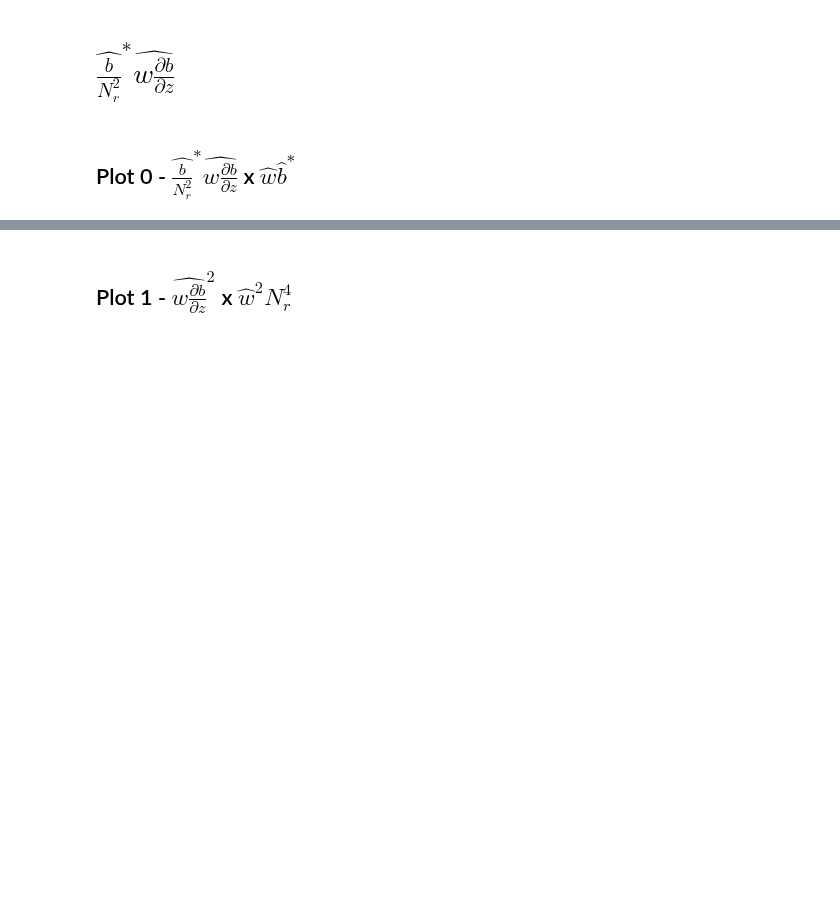
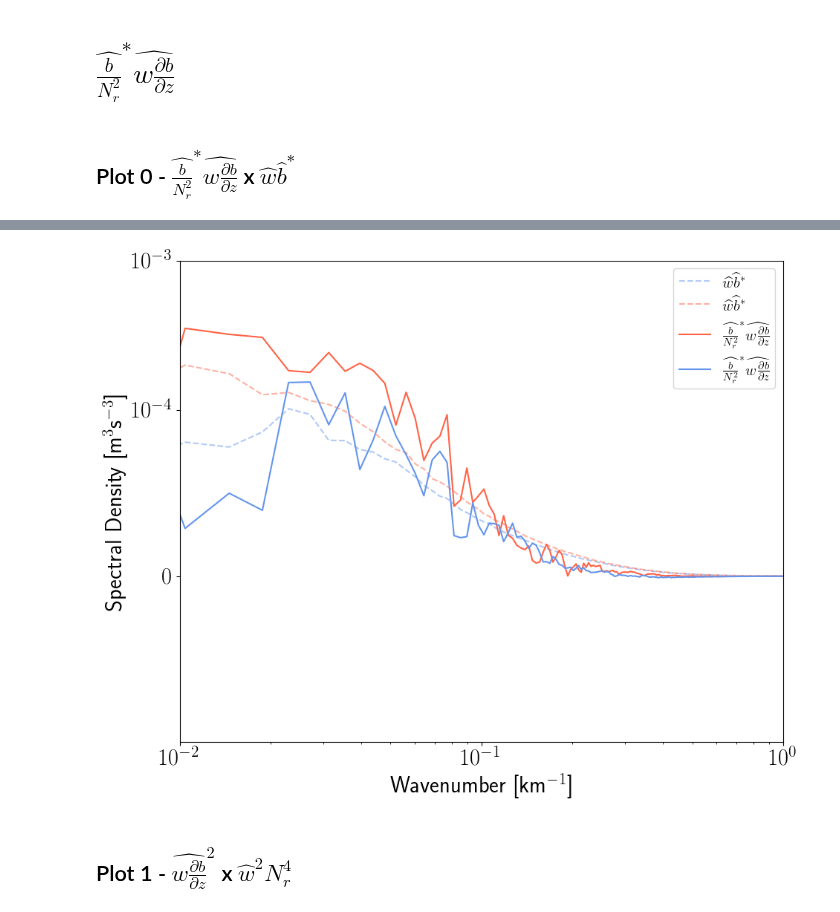
Before and after one commit to igoruchoa/FeedbackSubmeso, a Jupyter notebook: 2_CROCO/VBP_test_read&plot.ipynb, the cells around one changed output, grey strips where cells are left out. Saved outputs shown, nothing was run; the diff lists cells and outputs as text; code cells hidden in the pictures; blank space fills up the shorter version.

```diff
--- a/2_CROCO/VBP_test_read&plot.ipynb
+++ b/2_CROCO/VBP_test_read&plot.ipynb
@@ -119,3 +178,44 @@ plt.savefig('/homes/metogra/iufarias/Documents/figures/2_CROCO/tests/Spectral_te
+# %%
+plt.figure(figsize=(10,8))
+
+plt.plot(wb_spec.freq_r/dxx,(wb_spec_full).mean(['z_rho_psi']).mean(['ocean_time'])/dxx*1e3,
+         color='cornflowerblue',linestyle='--',label=r' $\widehat{w}\widehat{b}^*$',alpha=0.5)
+plt.plot(wb_spec_smth.freq_r/dxx,(wb_spec_smth).mean(['z_rho_psi']).mean(['ocean_time'])/dxx*1e3,
+         color='tomato',linestyle='--',label=r' $\widehat{w}\widehat{b}^*$',alpha=0.5)
+
+
+# plt.plot(wb_spec_smth.freq_r/dxx,bN2_w_dbdz_smth_spec2.sum(['z_rho']).mean(['ocean_time'])/dxx*1e3,
+#          color='tomato',label=r'$\widehat{\frac{b}{N^2_r}}^* \widehat{w \frac{\partial b}{\partial z}}$')
+
+# plt.plot(wb_spec.freq_r/dxx,bN2_w_dbdz_spec2.sum(['z_rho_psi']).mean(['ocean_time'])/dxx*1e3,
+#          color='cornflowerblue',label=r'$\widehat{\frac{b}{N^2_r}}^* \widehat{w \frac{\partial b}{\partial z}}$')
+
+
+plt.plot(wb_spec_smth.freq_r/dxx,bN2_w_dbdz_smth_spec2[:,2:-9,:].mean(['z_rho']).mean(['ocean_time'])/dxx*1e3,
+         color='tomato',label=r'$\widehat{\frac{b}{N^2_r}}^* \widehat{w \frac{\partial b}{\partial z}}$')
+
+plt.plot(wb_spec.freq_r/dxx,bN2_w_dbdz_full_spec2[:,2:-9,:].mean(['z_rho']).mean(['ocean_time'])/dxx*1e3,
+         color='cornflowerblue',label=r'$\widehat{\frac{b}{N^2_r}}^* \widehat{w \frac{\partial b}{\partial z}}$')
+
+
+plt.xscale('log')
+plt.yscale('symlog', linthresh=1e-4)
+# plt.yscale('log')
+
+plt.xlim(1e-2,1)
+plt.ylim(-1e-4,1e-3)
+plt.legend(fontsize=15)
+
+plt.ylabel(r'Spectral Density [m$^{3}$s$^{-3}$]')
+plt.xlabel(r'Wavenumber [km$^{-1}$]')
+# plt.xlim(1//100,1)
+# plt.ylim(-1e-2,1e-2)
+plt.tight_layout()
+
+# plt.savefig('/homes/metogra/iufarias/Documents/figures/2_CROCO/tests/Spectral_test_wb_bwdbdz_FULL_SMTH.png')
+plt.savefig('/homes/metogra/iufarias/Documents/figures/2_CROCO/tests/Spectral_test_wb_bwdbdz_FULL_SMTH_finerZ.png')
+# %% [output]
+[figure, added]
 # %% [markdown]
 ## Plot 1 -  $\widehat{w \frac{\partial b}{\partial z}}^2$ x  $\widehat{w}^2 N_r^4$
 # %%
```
Also changed, not shown: parts of 10 cells of this notebook, 1 other file.
